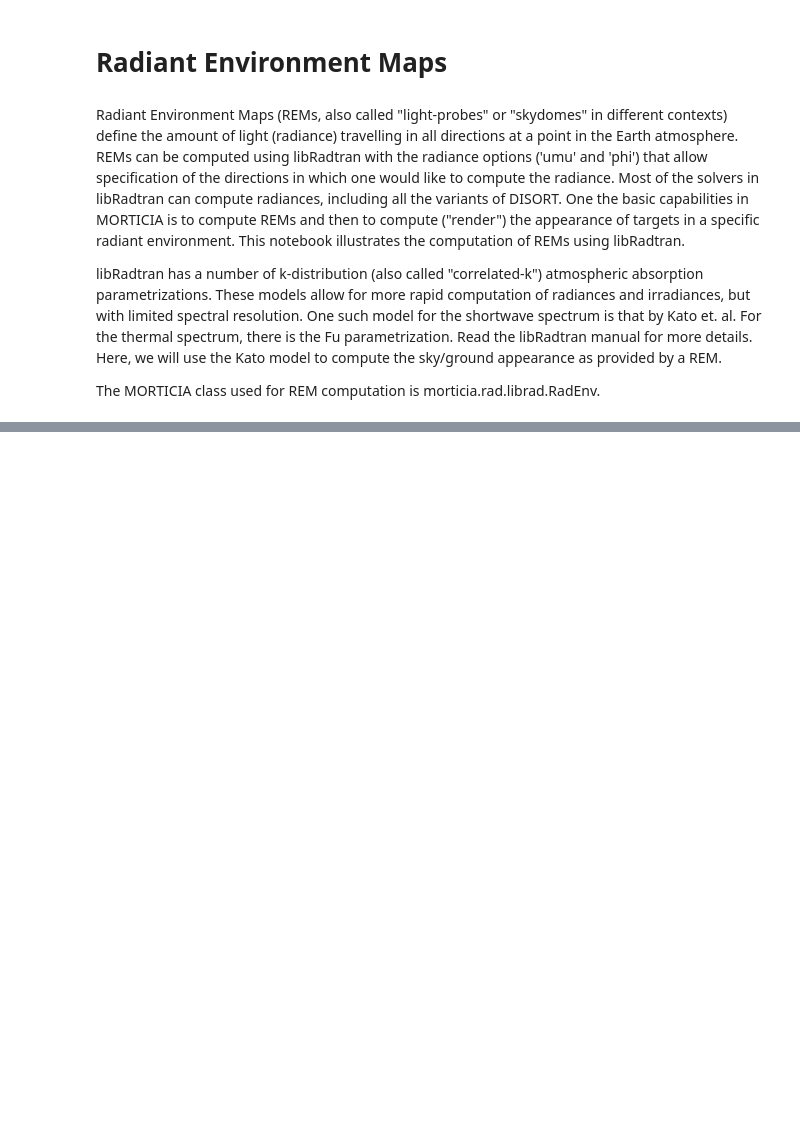
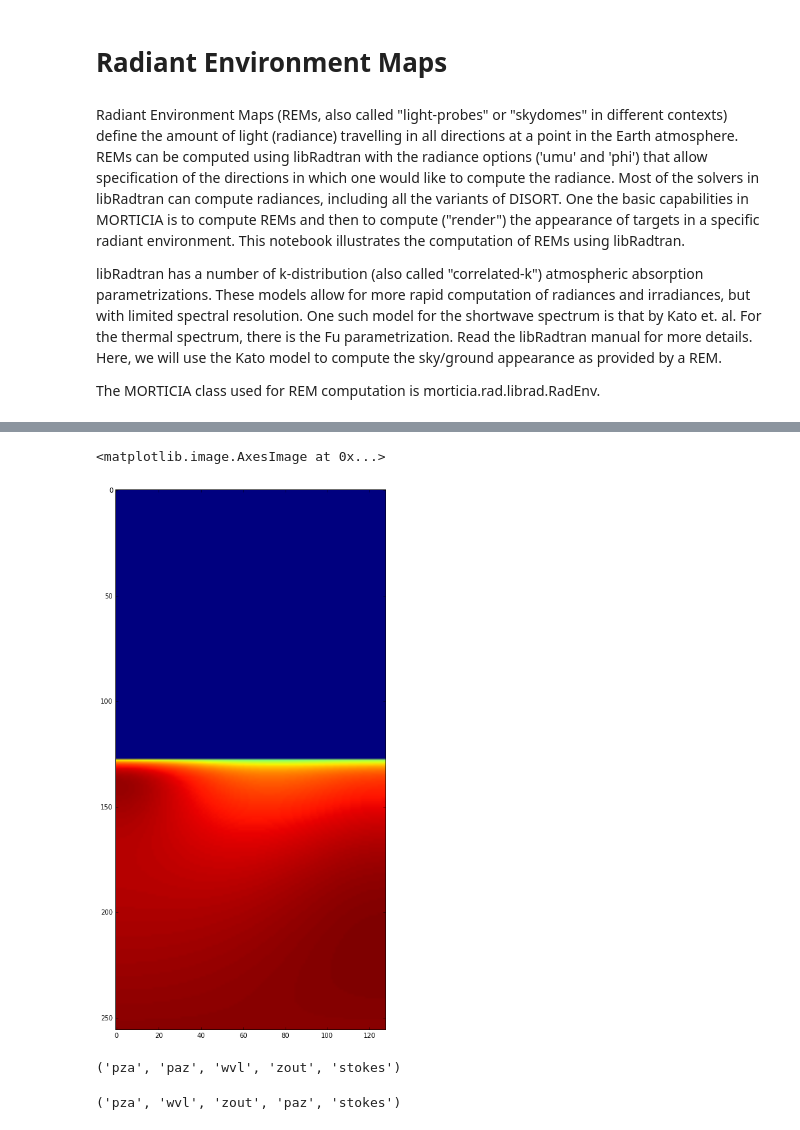
Before and after one commit to derekjgriffith/nbMORTICIA, a Jupyter notebook: rad/04a-Radiant-Env-Maps-RadEnv.ipynb, the cells around one changed output, grey strips where cells are left out. Saved outputs shown, nothing was run; the diff lists cells and outputs as text; code cells hidden in the pictures; blank space fills up the shorter version.

```diff
--- a/rad/04a-Radiant-Env-Maps-RadEnv.ipynb
+++ b/rad/04a-Radiant-Env-Maps-RadEnv.ipynb
@@ -243,0 +121,14 @@ cenv.trans_cases[1].outfile
+# %%
+plt.figure(figsize=(10, 15))
+plt.imshow(libRadEnvh.xd_uu[:,:,0,3,0])
+# %% [output]
+<matplotlib.image.AxesImage at 0x...>
+[figure, added]
+# %%
+libRadEnvh.xd_uu.dims
+# %% [output]
+('pza', 'paz', 'wvl', 'zout', 'stokes')
+# %%
+libRadEnvh.xd_uu_times_tau.dims
+# %% [output]
+('pza', 'wvl', 'zout', 'paz', 'stokes')
```
Also changed, not shown: parts of 91 cells of this notebook, 2 other files.
